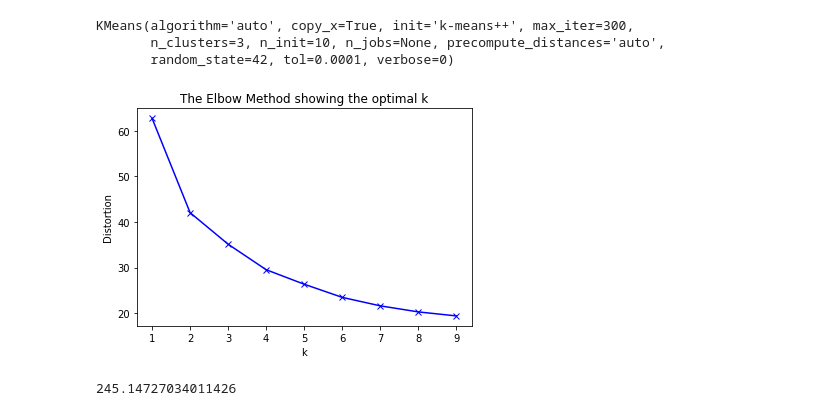
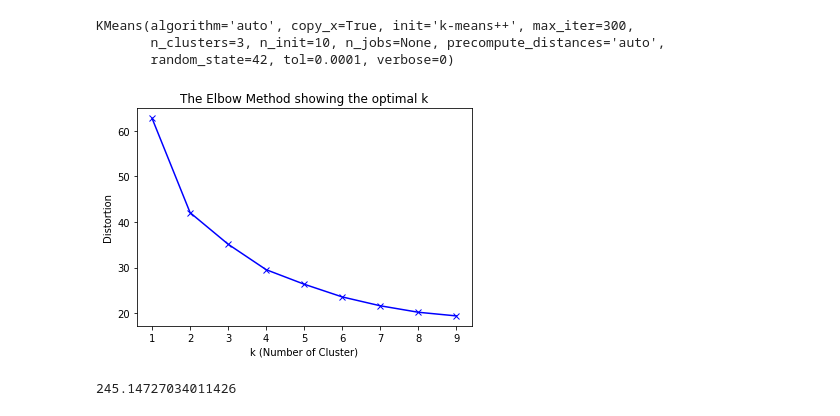
Before and after one commit to ipatel467/Customer-Segmentation, a Jupyter notebook: index.ipynb, the cells around one changed output. Cells and saved outputs as stored; diff of their text form; code cells hidden in the pictures.

```diff
--- a/index.ipynb
+++ b/index.ipynb
@@ -527,19 +527,19 @@ cluster_assignments = kmean_model.predict(df)
 # %%
 distortions = []
 K = range(1,10)
 for k in K:
     kmean_model = KMeans(n_clusters=k).fit(df)
     kmean_model.fit(df)
     distortions.append(sum(np.min(cdist(df, kmean_model.cluster_centers_, 'euclidean'), axis=1)) / df.shape[0])
 
 # Plot the elbow
 plt.plot(K, distortions, 'bx-')
-plt.xlabel('k')
+plt.xlabel('k (Number of Cluster)')
 plt.ylabel('Distortion')
 plt.title('The Elbow Method showing the optimal k')
 plt.show()
 # %% [output]
-[figure, old version]
+[figure, new version]
 # %%
 from sklearn.metrics import calinski_harabasz_score
 # %%
```
Also changed, not shown: parts of 6 cells of this notebook.
